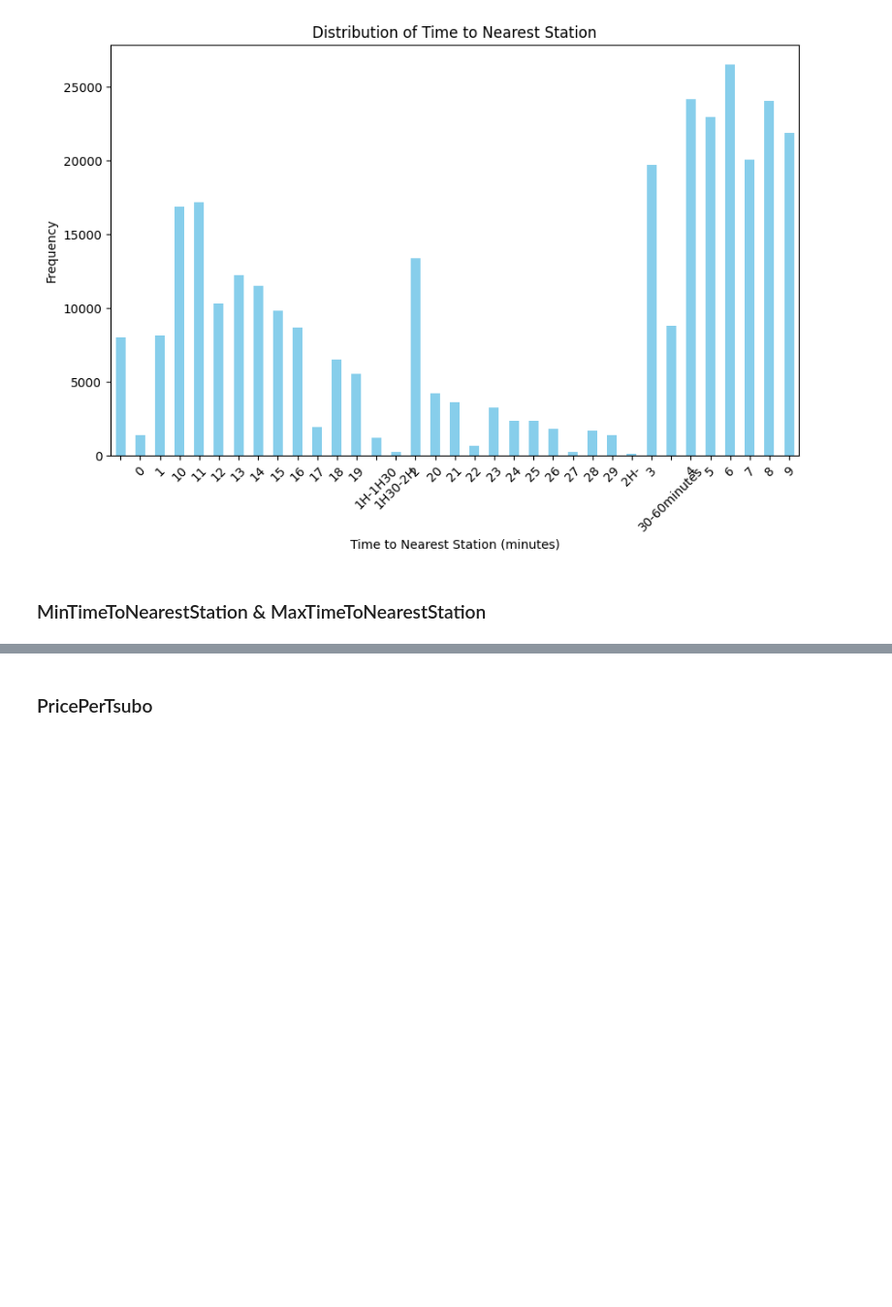
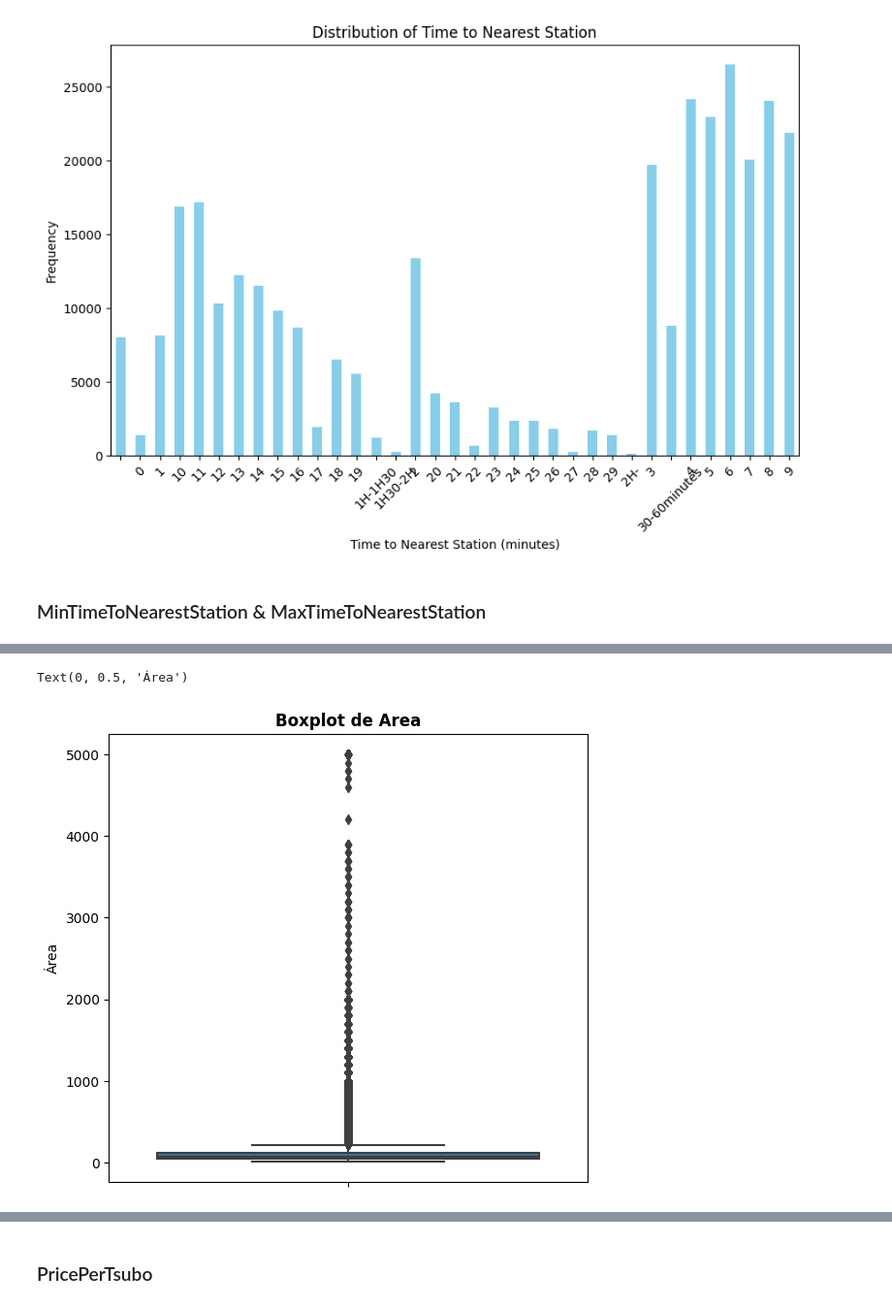
Before and after one commit to JonatasV/desafio-paipe, a Jupyter notebook: paipe_case.ipynb, the cells around one changed output, grey strips where cells are left out. Shown at 97% size. Cells and saved outputs as stored; diff of their text form; code cells hidden in the pictures; blank space fills up the shorter version.

```diff
--- a/paipe_case.ipynb
+++ b/paipe_case.ipynb
@@ -321,0 +380,12 @@ df_treino['MaxTimeToNearestStation'] = df_treino.apply(
+# %%
+# verificando outliers
+plt.figure(figsize=(14, 6))
+
+# Boxplot para a variável 'Area'
+plt.subplot(1, 2, 1)
+sns.boxplot(data=df_treino, y='Area')
+plt.title('Boxplot de Area', fontweight='bold')
+plt.ylabel('Área')
+# %% [output]
+Text(0, 0.5, 'Área')
+[figure, added]
```
Also changed, not shown: parts of 197 cells of this notebook.
